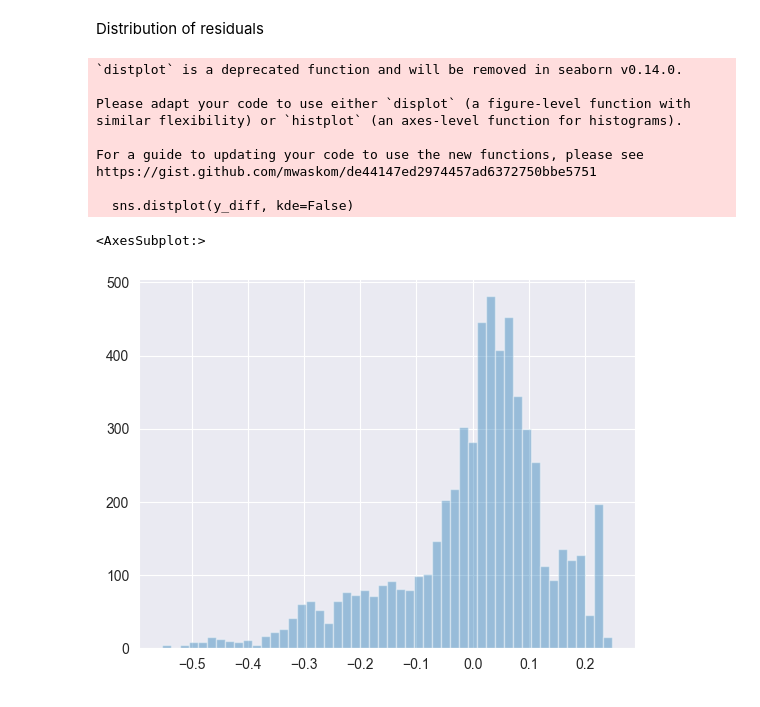
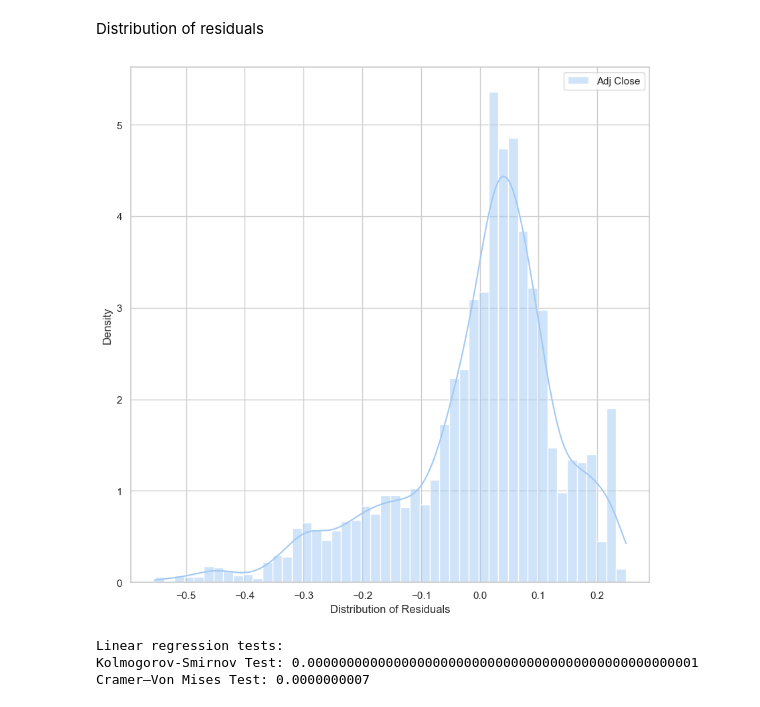
Before and after one commit to maximilian-g/mmsa_labs, a Jupyter notebook: mmsa_lab_2/step_5-7.ipynb, the cells around one changed output. Cells and saved outputs as stored; diff of their text form; code cells hidden in the pictures.

```diff
--- a/mmsa_lab_2/step_5-7.ipynb
+++ b/mmsa_lab_2/step_5-7.ipynb
@@ -83,0 +91,5 @@ Text(0, 0.5, 'Adj Close')
+# %%
+lasso = Lasso(alpha=1, random_state=0)
+lasso.fit(X_train, y_train)
+
+predict_with_model(lasso, X_test, y_test, 'Lasso')
@@ -83,0 +102,5 @@ Text(0, 0.5, 'Adj Close')
+# %%
+ridge = Ridge(alpha=1, random_state=0)
+ridge.fit(X_train, y_train)
+
+predict_with_model(ridge, X_test, y_test, 'Ridge')
@@ -114,22 +141,27 @@ Open  -0.013499  0.013373
 Close  0.982453  1.009267
 # %% [markdown]
 Distribution of residuals
-# %%
-# If distribution looks like normal and mean value of it is 0, then model is good
-y_pred_all = np.array(reg.predict(X))
-y1 = np.array(y)
-y2 = np.array(y_pred_all)
-y_diff = y1[:,0] - y2[:,0]
-sns.distplot(y_diff, kde=False)
-# %% [output]
-`distplot` is a deprecated function and will be removed in seaborn v0.14.0.
-
-Please adapt your code to use either `displot` (a figure-level function with
-similar flexibility) or `histplot` (an axes-level function for histograms).
-
-For a guide to updating your code to use the new functions, please see
-https://gist.github.com/mwaskom/de44147ed2974457ad6372750bbe5751
-
-  sns.distplot(y_diff, kde=False)
-<AxesSubplot:>
-[figure, removed]
+# %%
+data_frame = y_train - reg.predict(X_train)
+
+figure, ax = plt.subplots(1, 1, figsize=(10, 10))
+sns.set_theme(style='whitegrid', palette='pastel')
+
+residuals = sns.histplot(data_frame, ax=ax, kde=True, stat='density')
+residuals.set(xlabel='Distribution of Residuals')
+
+plt.show()
+# %% [output]
+[figure, added]
+# %%
+args = scipy.stats.norm.fit(data_frame['Adj Close'])
+kstest = scipy.stats.kstest(data_frame['Adj Close'], cdf='norm', args=args).pvalue
+cramervonmises = scipy.stats.cramervonmises(data_frame['Adj Close'], cdf='norm', args=args).pvalue
+
+print("Linear regression tests:")
+print('Kolmogorov-Smirnov Test: {:.50f}'.format(kstest))
+print('Cramer–Von Mises Test: {:.10f}'.format(cramervonmises))
+# %% [output]
+Linear regression tests:
+Kolmogorov-Smirnov Test: 0.00000000000000000000000000000000000000000000000001
+Cramer–Von Mises Test: 0.0000000007
```
Also changed, not shown: parts of 9 cells of this notebook, 4 other files.
